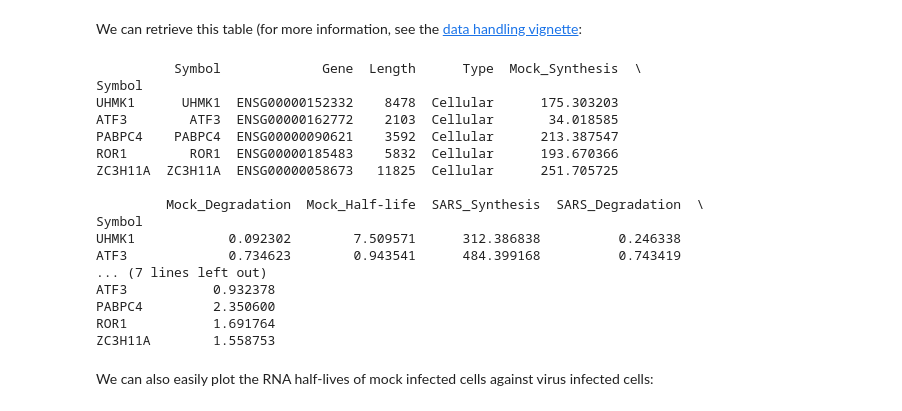
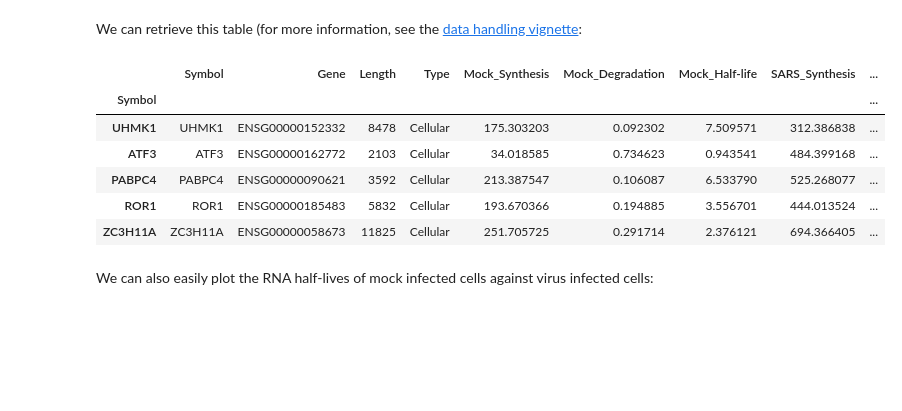
Before and after one commit to maus2310/GrandPy, a Jupyter notebook: Py/vignettes/vignette_00_getting_started.ipynb, the cells around one changed output. Cells and saved outputs as stored; diff of their text form; code cells hidden in the pictures; blank space fills up the shorter version.

```diff
--- a/Py/vignettes/vignette_00_getting_started.ipynb
+++ b/Py/vignettes/vignette_00_getting_started.ipynb
@@ -65,27 +65,17 @@ print(sars.analyses)
 # %% [markdown]
 We can retrieve this table (for more information, see the [data handling vignette](vignette_04_working_with_data_matrices_and_analysis_results):
 # %%
-print(sars.get_analysis_table().head())
+sars.get_analysis_table().head()
 # Hier die Abweichung, dass wir zweimal die Spalte Symbols haben, aber sonst würde da ein Index stehen, ganz ohne ging es nicht
 # Werte inkorrekt(?)
 # %% [output]
-          Symbol             Gene  Length      Type  Mock_Synthesis  \
-Symbol
-UHMK1      UHMK1  ENSG00000152332    8478  Cellular      175.303203
-ATF3        ATF3  ENSG00000162772    2103  Cellular       34.018585
-PABPC4    PABPC4  ENSG00000090621    3592  Cellular      213.387547
-ROR1        ROR1  ENSG00000185483    5832  Cellular      193.670366
-ZC3H11A  ZC3H11A  ENSG00000058673   11825  Cellular      251.705725
-
-         Mock_Degradation  Mock_Half-life  SARS_Synthesis  SARS_Degradation  \
-Symbol
-UHMK1            0.092302        7.509571      312.386838          0.246338
-ATF3             0.734623        0.943541      484.399168          0.743419
-... (7 lines left out)
-ATF3           0.932378
-PABPC4         2.350600
-ROR1           1.691764
-ZC3H11A        1.558753
+|  | Symbol | Gene | Length | Type | Mock_Synthesis | Mock_Degradation | Mock_Half-life | SARS_Synthesis | ... |
+| Symbol |  |  |  |  |  |  |  |  | ... |
+| UHMK1 | UHMK1 | ENSG00000152332 | 8478 | Cellular | 175.303203 | 0.092302 | 7.509571 | 312.386838 | ... |
+| ATF3 | ATF3 | ENSG00000162772 | 2103 | Cellular | 34.018585 | 0.734623 | 0.943541 | 484.399168 | ... |
+| PABPC4 | PABPC4 | ENSG00000090621 | 3592 | Cellular | 213.387547 | 0.106087 | 6.533790 | 525.268077 | ... |
+| ROR1 | ROR1 | ENSG00000185483 | 5832 | Cellular | 193.670366 | 0.194885 | 3.556701 | 444.013524 | ... |
+| ZC3H11A | ZC3H11A | ENSG00000058673 | 11825 | Cellular | 251.705725 | 0.291714 | 2.376121 | 694.366405 | ... |
 # %% [markdown]
 We can also easily plot the RNA half-lives of mock infected cells against virus infected cells:
 # %%
```
Also changed, not shown: 4 other files.
